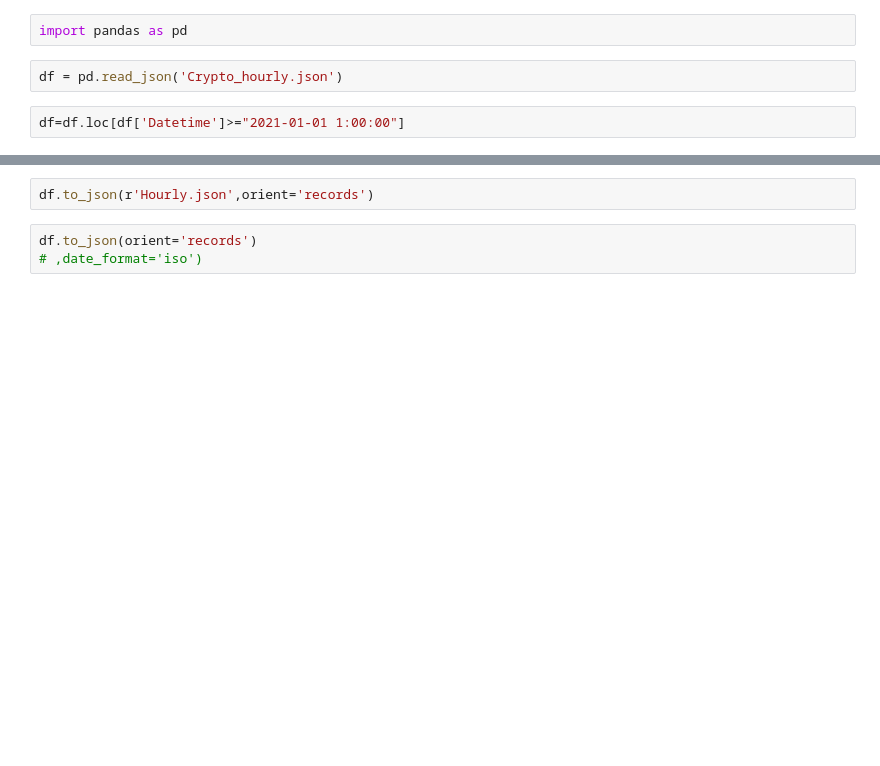
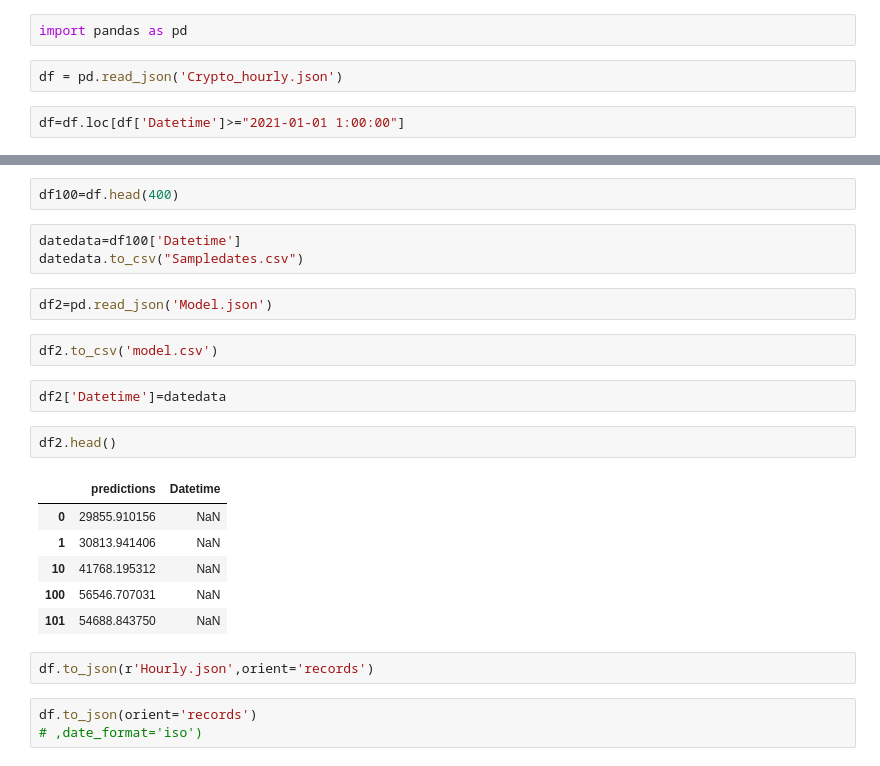
Before and after one commit to lekpix/CryptoKasse-CryptoCurrencyPrediction, a Jupyter notebook: templates/Untitled.ipynb, the cells around one changed output, grey strips where cells are left out. Drawn from its saved outputs; the diff is of its cells as text; blank space fills up the shorter version.

```diff
--- a/templates/Untitled.ipynb
+++ b/templates/Untitled.ipynb
@@ -15,3 +9,23 @@ See the caveats in the documentation: https://pandas.pydata.org/pandas-docs/stab
+# %%
+df100=df.head(400)
+# %%
+datedata=df100['Datetime']
+datedata.to_csv("Sampledates.csv")
+# %%
+df2=pd.read_json('Model.json')
+# %%
+df2.to_csv('model.csv')
+# %%
+df2['Datetime']=datedata
+# %%
+df2.head()
+# %% [output]
+|  | predictions | Datetime |
+| 0 | 29855.910156 | NaN |
+| 1 | 30813.941406 | NaN |
+| 10 | 41768.195312 | NaN |
+| 100 | 56546.707031 | NaN |
+| 101 | 54688.843750 | NaN |
 # %%
 df.to_json(r'Hourly.json',orient='records')
 # %%
```
Also changed, not shown: parts of 6 cells of this notebook, 8 other files.
